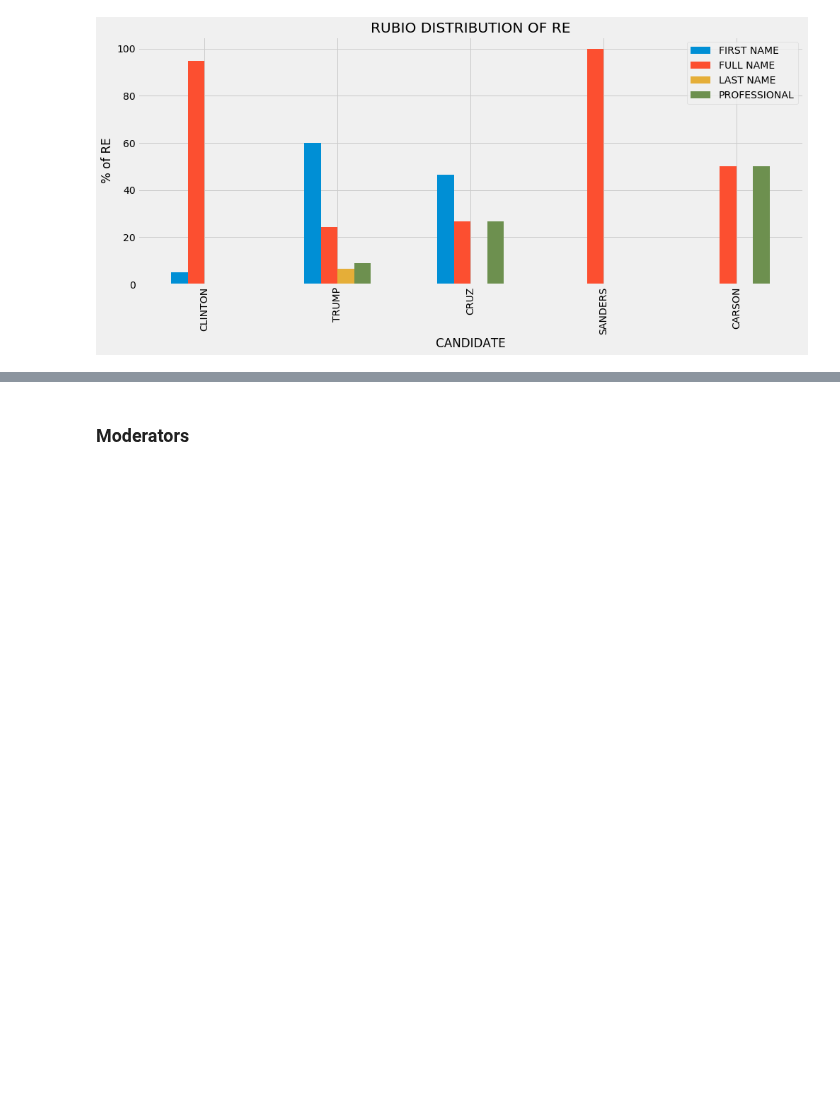
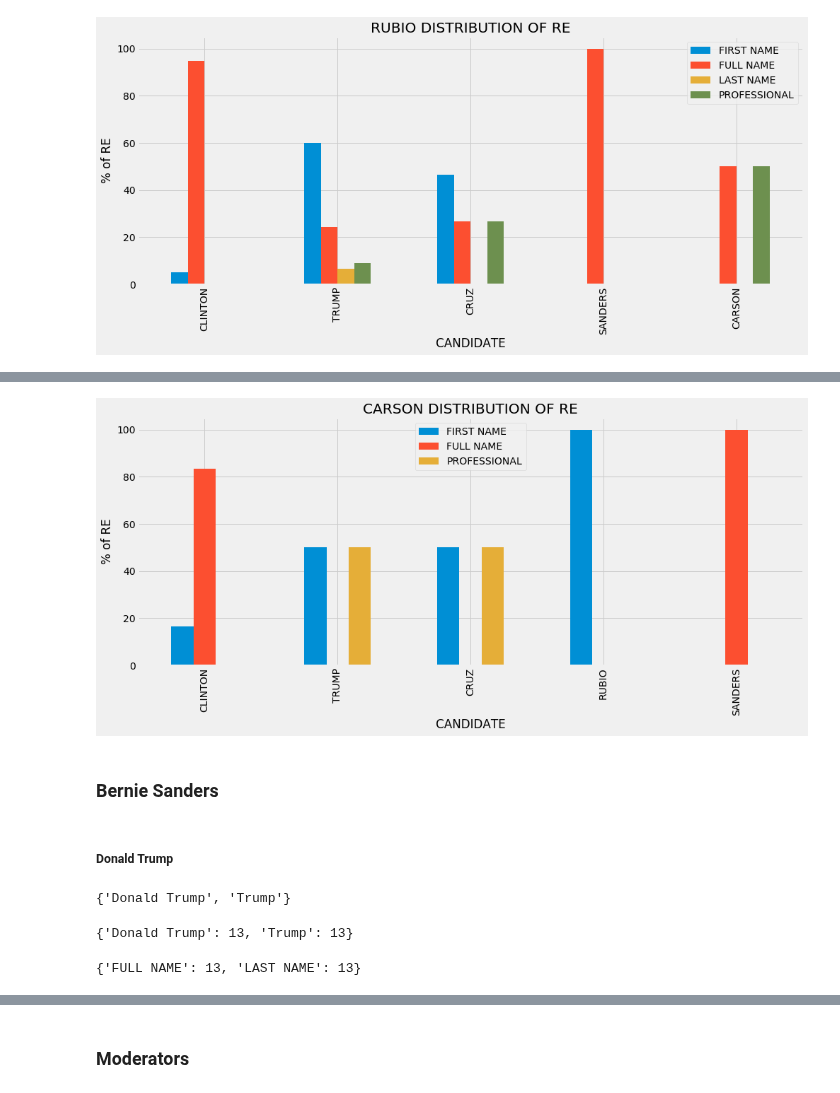
Before and after one commit to Data-Science-for-Linguists/2016-Debates-and-Referring-Expressions, a Jupyter notebook: analysis.ipynb, the cells around one changed output, grey strips where cells are left out. Cells and saved outputs as stored; diff of their text form; code cells hidden in the pictures; blank space fills up the shorter version.

```diff
--- a/analysis.ipynb
+++ b/analysis.ipynb
@@ -1271,0 +1363,3 @@ plt.show()
+# %%
+carson_REsanders = get_RE_for_label(carson['Tree'], "Bernie Sanders")
+set(carson_REsanders)
@@ -1271,0 +1368,3 @@ plt.show()
+# %%
+carson_sanders_freq = {re: carson_REsanders.count(re) for re in carson_REsanders}
+carson_sanders_freq
@@ -1271,0 +1373,3 @@ plt.show()
+# %%
+carson_sanders_REtype_freq = get_re_type_freq(sanders_re_maps, carson_sanders_freq)
+carson_sanders_REtype_freq
@@ -1271,0 +1378,13 @@ plt.show()
+# %%
+distribution_carson = pd.DataFrame([carson_clinton_REtype_freq, carson_trump_REtype_freq, carson_cruz_REtype_freq, carson_rubio_REtype_freq, carson_sanders_REtype_freq], index = ["CLINTON", 'TRUMP', 'CRUZ', 'RUBIO', 'SANDERS'])
+distribution_carson.fillna(0, inplace=True)
+
+distribution_carson['TOTAL']=distribution_carson.sum(axis=1)
+
+#Get the percentage of each type of RE for each candidate.
+distribution_carson['FIRST NAME'] = distribution_carson['FIRST NAME']/distribution_carson['TOTAL']*100
+distribution_carson['FULL NAME'] = distribution_carson['FULL NAME']/distribution_carson['TOTAL']*100
+distribution_carson['PROFESSIONAL'] = distribution_carson['PROFESSIONAL']/distribution_carson['TOTAL']*100
+
+del distribution_carson['TOTAL']
+distribution_carson.head(6)
@@ -1271,0 +1398,27 @@ plt.show()
+# %%
+distribution_carson.plot(kind='bar', figsize=(15,6))
+plt.xlabel('CANDIDATE')
+plt.ylabel('% of RE')
+plt.title('CARSON DISTRIBUTION OF RE')
+plt.show()
+# %% [output]
+[figure, added]
+# %% [markdown]
+### Bernie Sanders
+# %% [markdown]
+##### Donald Trump
+# %%
+sanders_REtrump = get_RE_for_label(sanders['Tree'], "Donald Trump")
+set(sanders_REtrump)
+# %% [output]
+{'Donald Trump', 'Trump'}
+# %%
+sanders_trump_freq = {re: sanders_REtrump.count(re) for re in sanders_REtrump}
+sanders_trump_freq
+# %% [output]
+{'Donald Trump': 13, 'Trump': 13}
+# %%
+sanders_trump_REtype_freq = get_re_type_freq(trump_re_maps, sanders_trump_freq)
+sanders_trump_REtype_freq
+# %% [output]
+{'FULL NAME': 13, 'LAST NAME': 13}
```
Also changed, not shown: parts of 47 cells of this notebook.
